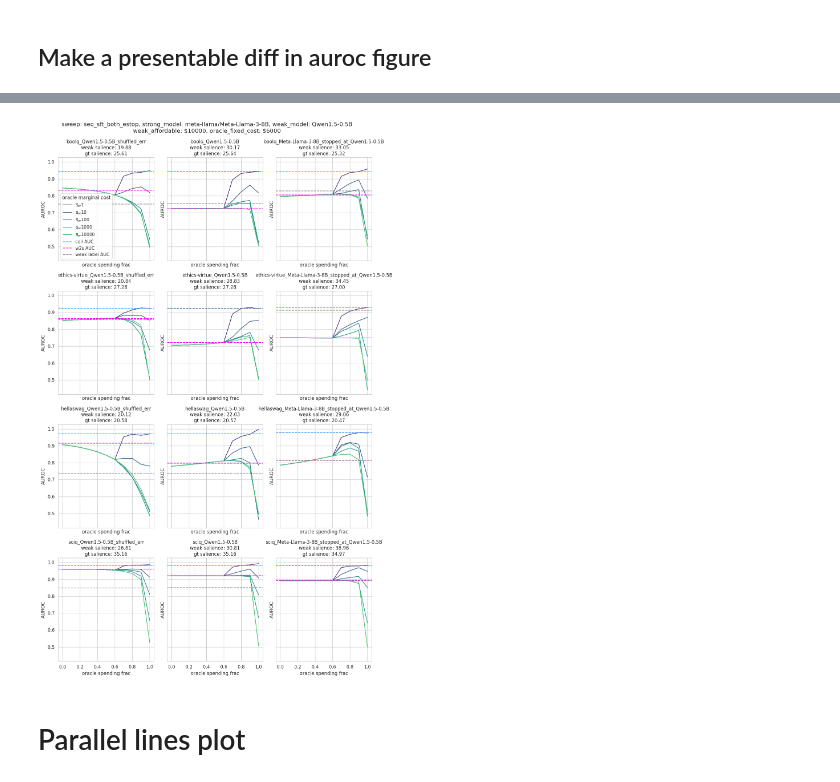
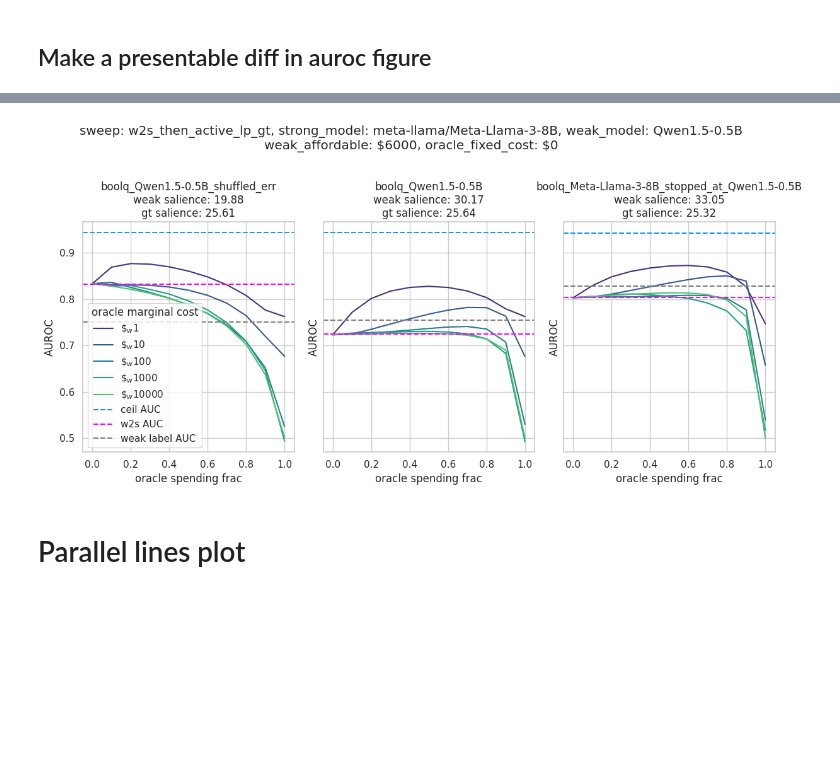
Before and after one commit to EleutherAI/scalable-elicitation, a Jupyter notebook: analysis.ipynb, the cells around one changed output, grey strips where cells are left out. Drawn from its saved outputs; the diff is of its cells as text; code cells hidden in the pictures; blank space fills up the shorter version.

```diff
--- a/analysis.ipynb
+++ b/analysis.ipynb
@@ -85,6 +85,18 @@ def reparametrize(x):
         return np.log10(x + 1)
     elif reparam == "{x}":
         return x
+# %%
+patterns = ["nw=*_seq_sft_both_estop_s*",]
+results = []
+ds_names = [d.name for d in Path("results").iterdir() if d.is_dir()]
+for ds_name in ds_names:
+    for subdir in chain(*[Path(f"results/{ds_name}").glob(pattern) for pattern in patterns]):
+        try:
+            with open(subdir / "stage1" / "best-ckpt" / "trainer_state.json", "r") as f:
+                trainer_state = json.loads(f.read())
+            print(trainer_state["best_model_checkpoint"])
+        except Exception as e:
+            print(e)
 # %% [markdown]
 # Get weak label accuracies
 # %%
@@ -582,8 +594,10 @@ print(result)
 # %% [output]
 [  0   1   2   4   7  14  25  41  59  75  86  93  96  98  99 100]
 # %%
+sweep_names = ["seq_sft_both_estop", "w2s_then_lp_gt", "w2s_then_active_lp_gt"]
+strong_name = "meta-llama/Meta-Llama-3-8B"
 salience_df = get_salience_df(models=None, ds_names=None, name="results/salienceV2.json")
-results_df = get_results_df(ds_names=None, patterns=["nw*_seq_sft_both_estop_s*",])
+results_df = get_results_df(ds_names=None, patterns=[f"nw*_{sweep_name}_s*" for sweep_name in sweep_names])
 # %%
 from tqdm import tqdm
 from sklearn.exceptions import ConvergenceWarning
@@ -648,14 +661,14 @@ import random
 sns.set_theme(style="white")
 
 
-base_ds_names = ["boolq", "ethics-virtue", "hellaswag", "sciq"]
+base_ds_names = ["boolq",] # "hellaswag", "sciq"]
 weak_model, strong_model = "Qwen1.5-0.5B", "meta-llama/Meta-Llama-3-8B"
 kinds = ["{base_name}_" + weak_model + "_shuffled_err", "{base_name}_" + weak_model, "{base_name}_" + strong_model.split('/')[-1] + "_stopped_at_" + weak_model]
 ds_names = [kind.format(base_name=base_ds_name) for base_ds_name in base_ds_names for kind in kinds]
 ds_name = random.choice(ds_names)
 row_name = run_name = (ds_name,
   'meta-llama/Meta-Llama-3-8B',
-  'seq_sft_both_estop')
+  'w2s_then_active_lp_gt')
 row = gp_models.loc[row_name]
 X, y, gp = row["X"], row["y"], row["gp"]
 x_range = np.linspace(-0.1, 4.1, 100)
@@ -733,8 +746,8 @@ heatmap_df = pd.DataFrame(results)
 # %%
 from matplotlib.colors import Normalize
 run_name = (ds_name,
-  'meta-llama/Meta-Llama-3-8B',
-  'seq_sft_both_estop')
+  strong_model,
+  sweep_name)
 plt.imshow(grids[run_name], norm=Normalize(0, 1))
 plt.ylabel("oracle marginal cost")
 
@@ -779,19 +778,22 @@ sns.set_palette("viridis")
 # Also include a ceiling line for 10,000 oracle examples, a weak label acc line, and a w2s line for 10,000 examples
 # Do this for a few budgets, for each dataset (grouped by base dataset)
 
-weak_affordable = 10000
+weak_affordable = 6000
 weak_model = "Qwen1.5-0.5B"
 strong_model = "meta-llama/Meta-Llama-3-8B"
-sweep_name = "seq_sft_both_estop"
-oracle_fixed_cost = 6000
+# sweep_name = "seq_sft_both_estop"
+# sweep_name = "w2s_then_lp_gt"
+sweep_name = "w2s_then_active_lp_gt"
+oracle_fixed_cost = 0
 
 oracle_spending_fracs = np.linspace(0, 1, 11, endpoint=True)
 oracle_marginal_costs = [1, 10, 100, 1000, 10_000]
 
 
-base_ds_names = ["boolq", "ethics-virtue", "hellaswag", "sciq"]
+base_ds_names = ["boolq"] #, "hellaswag", "sciq"]
 kinds = ["{base_name}_" + weak_model + "_shuffled_err", "{base_name}_" + weak_model, "{base_name}_" + strong_model.split('/')[-1] + "_stopped_at_" + weak_model]
-fig, axs = plt.subplots(len(base_ds_names), len(kinds), figsize=(12, 20), sharex=True, sharey=True)
+fig, axs = plt.subplots(len(base_ds_names), len(kinds), figsize=(12, 2 + 4 * len(base_ds_names)), sharex=True, sharey=True)
+axs = axs.reshape((len(base_ds_names), -1))
 for i, base_ds_name in enumerate(base_ds_names):
     for j, kind in enumerate(kinds):
         plt.sca(axs[i, j])
@@ -814,36 +816,38 @@ for i, base_ds_name in enumerate(base_ds_names):
                 aurocs.append(auroc)
             plt.plot(oracle_spending_fracs, aurocs, label=f"$\\$_w{omc}$")
 
-        X = gp_models.loc[run_name]["X"]
-        y = gp_models.loc[run_name]["y"]
+        # get seq_sft_both_estop results for floor and w2s and ceiling
+        idxer = (run_name[0], run_name[1], "seq_sft_both_estop")
+        X = gp_models.loc[idxer]["X"]
+        y = gp_models.loc[idxer]["y"]
         # get ceiling
         # subject to nw = 0, get argmax no
         ceil_no = X[X[:, 0] == 0][:, 1].max()
         ceil_idx = np.where((X[:, 0] == 0) & (X[:, 1] == ceil_no))[0][0]
         ceil = y[ceil_idx]
 
         # get floor
         floor = saliences["weak_label_auroc"]
 
         # get w2s
         w2s_nw = X[X[:, 1] == 0][:, 0].max()
         w2s_idx = np.where((X[:, 0] == w2s_nw) & (X[:, 1] == 0))[0][0]
         w2s = y[w2s_idx]
 
         plt.axhline(ceil, linestyle="--", color="dodgerblue", label=f"ceil AUC") # ({round(10**ceil_no - 1)} oracle exs)")
         plt.axhline(w2s, linestyle="--", color="fuchsia", label=f"w2s AUC") # ({round(10**w2s_nw - 1)} weak exs)")
         plt.axhline(floor, linestyle="--", color="gray", label="weak label AUC")
 
         plt.xlabel("oracle spending frac")
         plt.ylabel("AUROC")
         plt.title(f"{ds_name}\nweak salience: {salience_weak:.2f}\ngt salience: {salience_oracle:.2f}")
         if i == 0 and j == 0:
             plt.legend(title="oracle marginal cost")
 plt.suptitle(f"sweep: {sweep_name}, strong_model: {strong_model}, weak_model: {weak_model}\nweak_affordable: \\${weak_affordable}, oracle_fixed_cost: \\${oracle_fixed_cost}\n")
 plt.tight_layout()
 plt.show()
 # %% [output]
-[figure, old version]
+[figure, new version]
 # %% [markdown]
 # Parallel lines plot
 # %%
```
Also changed, not shown: parts of 6 cells of this notebook, 6 other files.
